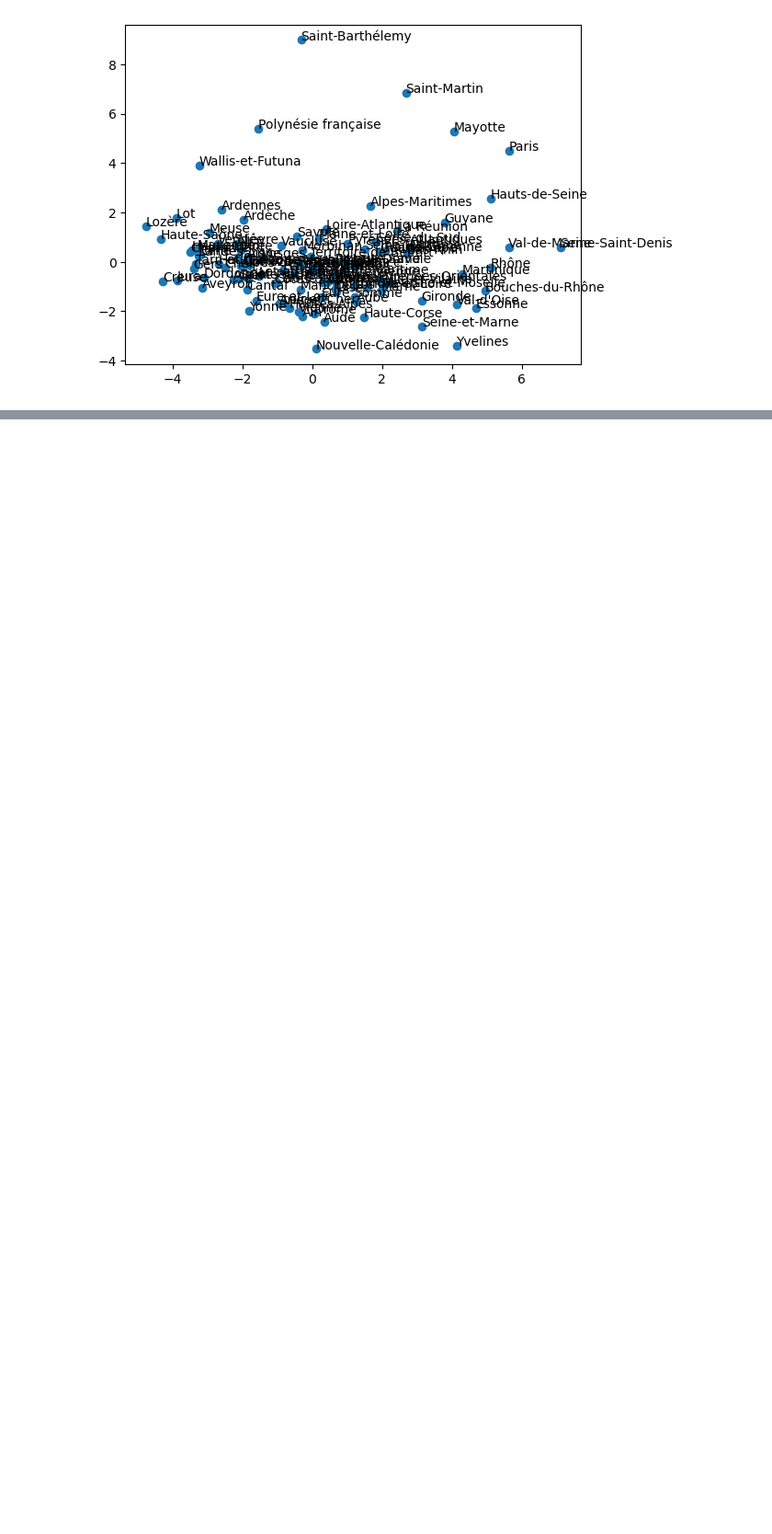
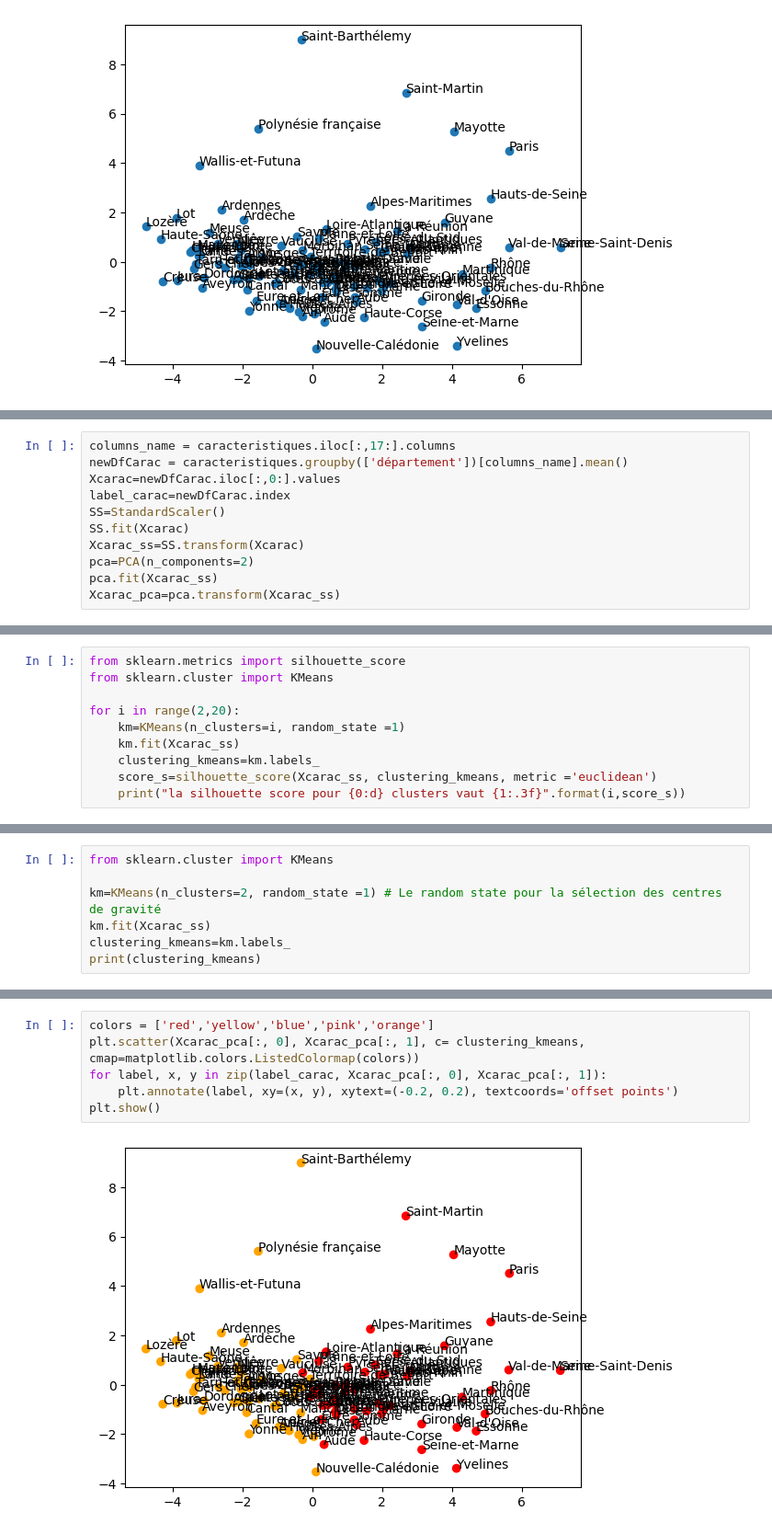
Before and after one commit to TheGooodDev/TPDataMiningRoute, a Jupyter notebook: Main.ipynb, the cells around one changed output, grey strips where cells are left out. Shown at 92% size. Saved outputs shown, nothing was run; the diff lists cells and outputs as text; blank space fills up the shorter version.

Commit message:
Cah et Kmeans

```diff
--- a/Main.ipynb
+++ b/Main.ipynb
@@ -441,0 +436,11 @@ visualize_data("mois")
+# %%
+columns_name = caracteristiques.iloc[:,17:].columns
+newDfCarac = caracteristiques.groupby(['département'])[columns_name].mean()
+Xcarac=newDfCarac.iloc[:,0:].values
+label_carac=newDfCarac.index
+SS=StandardScaler()
+SS.fit(Xcarac)
+Xcarac_ss=SS.transform(Xcarac)
+pca=PCA(n_components=2)
+pca.fit(Xcarac_ss)
+Xcarac_pca=pca.transform(Xcarac_ss)
@@ -441,0 +449,10 @@ visualize_data("mois")
+# %%
+from sklearn.metrics import silhouette_score
+from sklearn.cluster import KMeans
+
+for i in range(2,20):
+    km=KMeans(n_clusters=i, random_state =1)
+    km.fit(Xcarac_ss)
+    clustering_kmeans=km.labels_
+    score_s=silhouette_score(Xcarac_ss, clustering_kmeans, metric ='euclidean')
+    print("la silhouette score pour {0:d} clusters vaut {1:.3f}".format(i,score_s))
@@ -441,0 +478,7 @@ visualize_data("mois")
+# %%
+from sklearn.cluster import KMeans
+
+km=KMeans(n_clusters=2, random_state =1) # Le random state pour la sélection des centres de gravité
+km.fit(Xcarac_ss)
+clustering_kmeans=km.labels_
+print(clustering_kmeans)
@@ -441,0 +489,8 @@ visualize_data("mois")
+# %%
+colors = ['red','yellow','blue','pink','orange']
+plt.scatter(Xcarac_pca[:, 0], Xcarac_pca[:, 1], c= clustering_kmeans, cmap=matplotlib.colors.ListedColormap(colors))
+for label, x, y in zip(label_carac, Xcarac_pca[:, 0], Xcarac_pca[:, 1]):
+    plt.annotate(label, xy=(x, y), xytext=(-0.2, 0.2), textcoords='offset points')
+plt.show()
+# %% [output]
+[figure, added]
```
Also changed, not shown: parts of 11 cells of this notebook.
